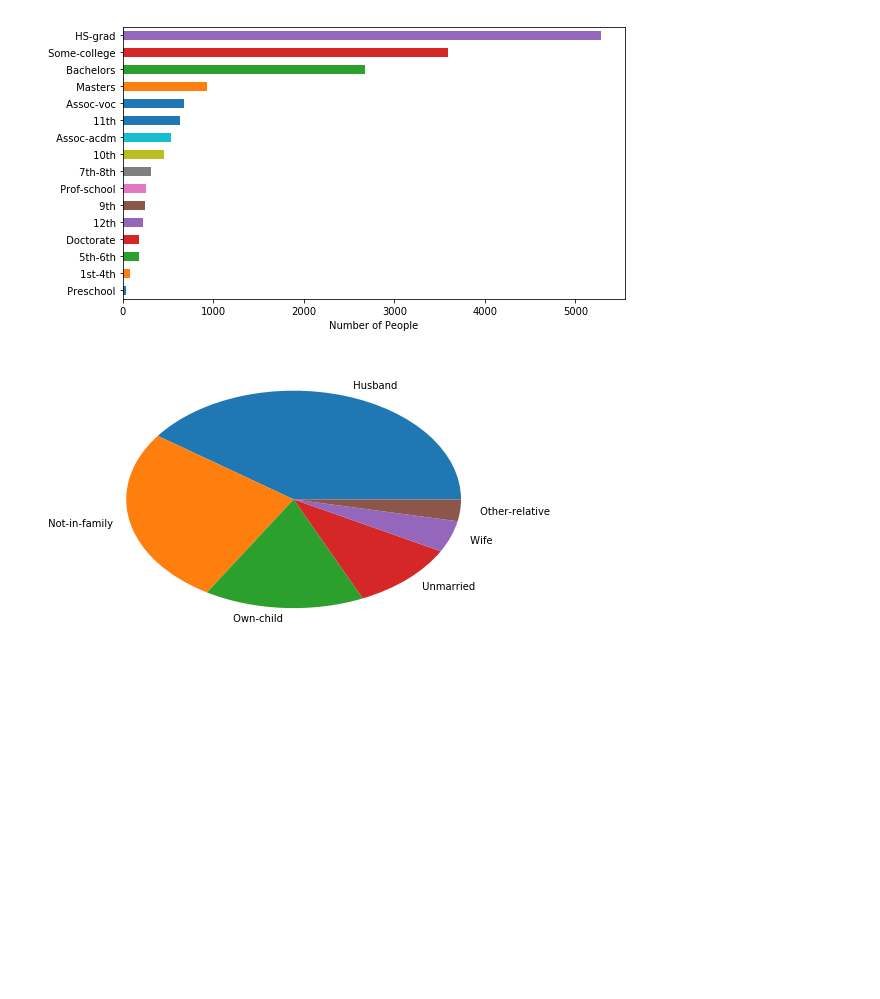
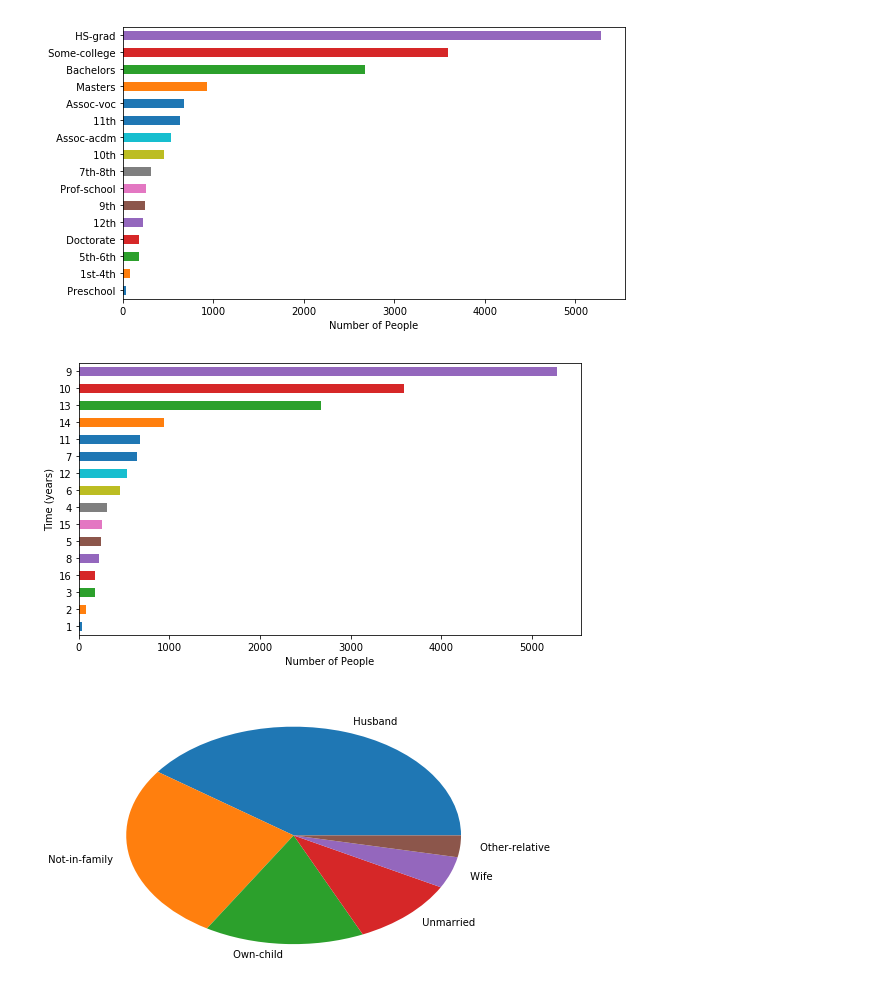
Before and after one commit to shinshiner/CS245-Data-Science, a Jupyter notebook: Adult/adult_analysis.ipynb, the cells around one changed output. Drawn from its saved outputs; the diff is of its cells as text; code cells hidden in the pictures; blank space fills up the shorter version.

```diff
--- a/Adult/adult_analysis.ipynb
+++ b/Adult/adult_analysis.ipynb
@@ -44,6 +41,16 @@ plt.savefig('report/img/education_dis.pdf')
 plt.show()
 # %% [output]
 [figure]
+# %%
+# 统计教育时间
+s = df['education_time']
+fig = s.value_counts(ascending=True).plot(kind='barh', figsize=(9, 5))
+plt.ylabel('Time (years)')
+plt.xlabel('Number of People')
+plt.savefig('report/img/education_time.pdf')
+plt.show()
+# %% [output]
+[figure, added]
 # %%
 # 统计家庭情况
 s = df['family']
```
Also changed, not shown: parts of 1 cell of this notebook, 7 other files.
